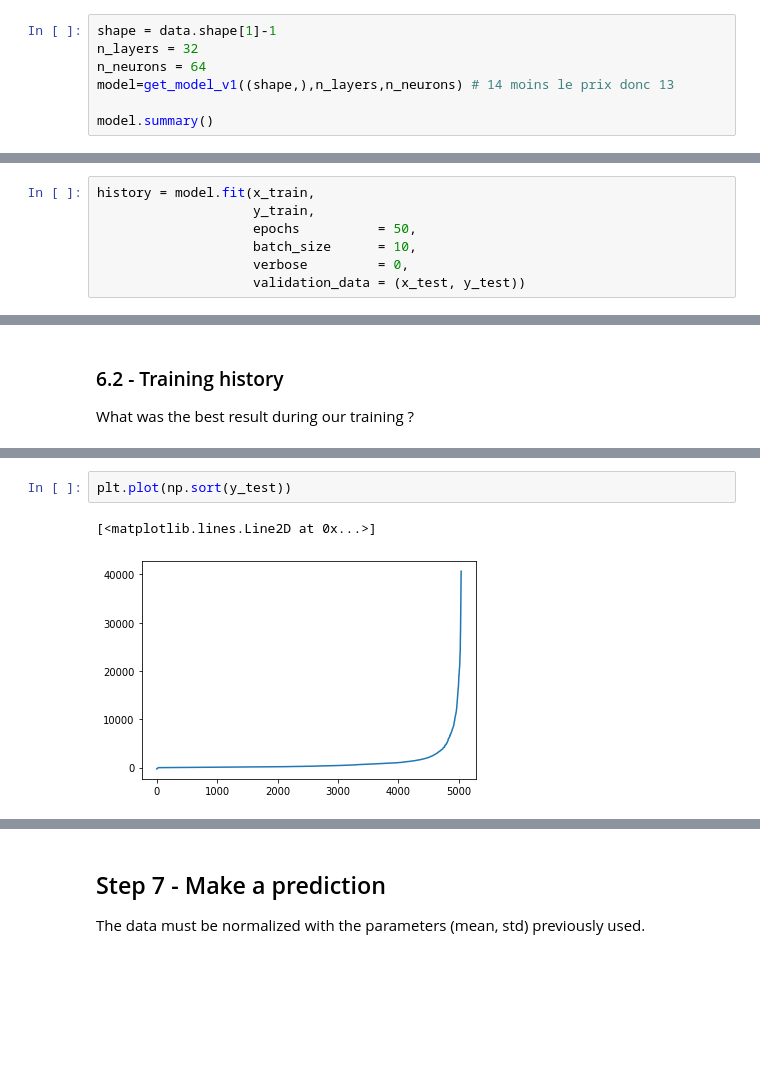
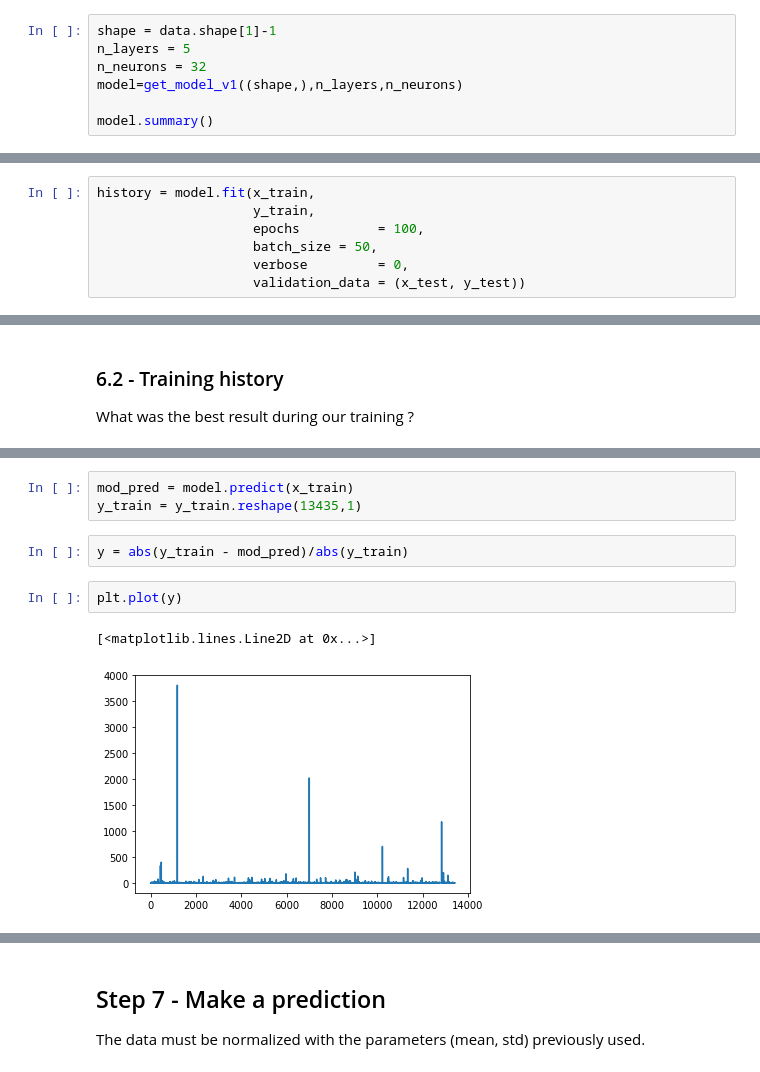
Before and after one commit to scastets/Projet4MA_Hydrologie, a Jupyter notebook: Notebooks/Apprentissage_ANN_HydroSwot.ipynb, the cells around one changed output, grey strips where cells are left out. Saved outputs shown, nothing was run; the diff lists cells and outputs as text; blank space fills up the shorter version.

```diff
--- a/Notebooks/Apprentissage_ANN_HydroSwot.ipynb
+++ b/Notebooks/Apprentissage_ANN_HydroSwot.ipynb
@@ -178,9 +203,9 @@ def get_model_v1(shape,n_layers,n_neurons):
 ### 5.1 - Get it
 # %%
 shape = data.shape[1]-1
-n_layers = 32
-n_neurons = 64
-model=get_model_v1((shape,),n_layers,n_neurons) # 14 moins le prix donc 13
+n_layers = 5
+n_neurons = 32
+model=get_model_v1((shape,),n_layers,n_neurons)
 
 model.summary()
 # %% [output]
@@ -206,7 +231,7 @@ _________________________________________________________________
 # %%
 history = model.fit(x_train,
                     y_train,
-                    epochs          = 50,
-                    batch_size      = 10,
+                    epochs          = 100,
+                    batch_size = 50,
                     verbose         = 0,
                     validation_data = (x_test, y_test))
@@ -259,5 +283,10 @@ plot_history(df , style="-" , interpolate = True, graphs_per_row = 1)
+# %%
+mod_pred = model.predict(x_train)
+y_train = y_train.reshape(13435,1)
+# %%
+y = abs(y_train - mod_pred)/abs(y_train)
 # %%
-plt.plot(np.sort(y_test))
+plt.plot(y)
 # %% [output]
 [<matplotlib.lines.Line2D at 0x...>]
-[figure, old version]
+[figure, new version]
```
Also changed, not shown: parts of 18 cells of this notebook.
